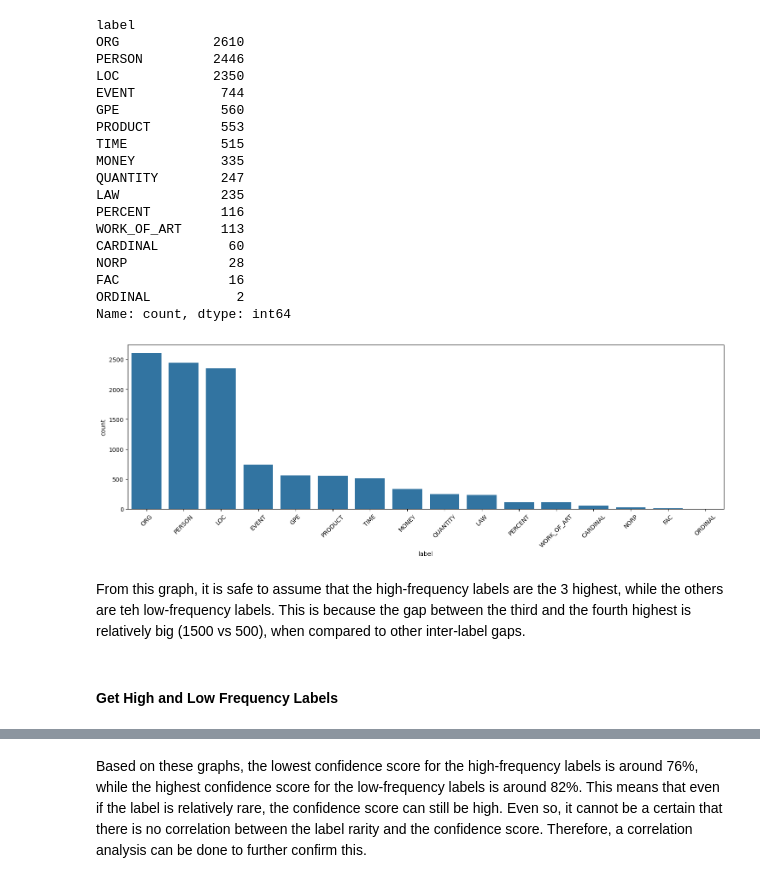
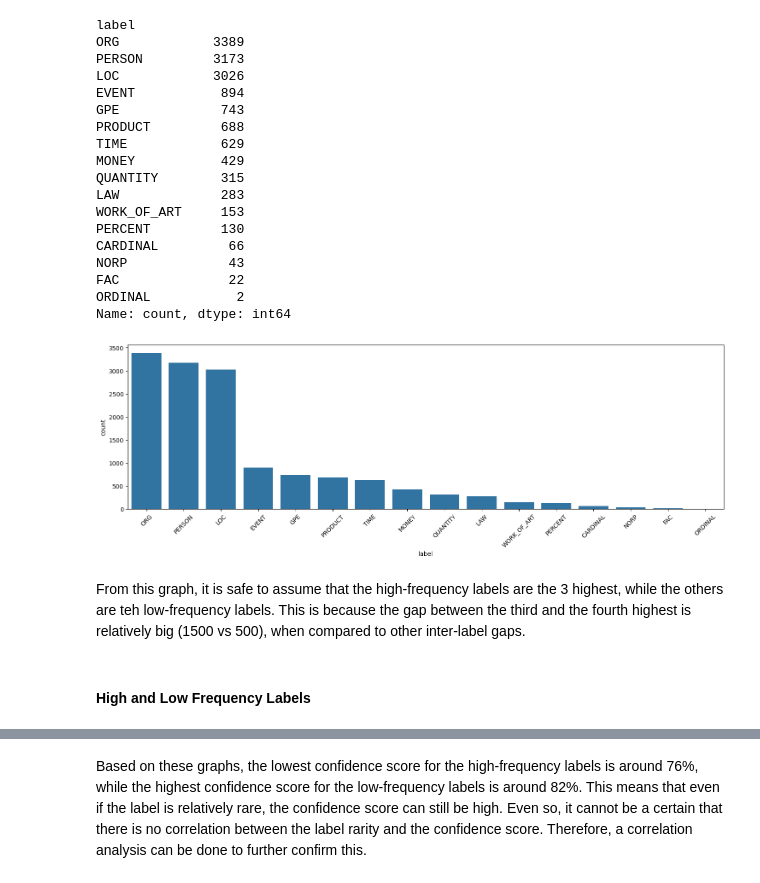
Before and after one commit to marifirfanibrahim/ner_news_malay, a Jupyter notebook: model_gliner/prediction_analysis.ipynb, the cells around one changed output, grey strips where cells are left out. Cells and saved outputs as stored; diff of their text form; code cells hidden in the pictures.

```diff
--- a/model_gliner/prediction_analysis.ipynb
+++ b/model_gliner/prediction_analysis.ipynb
@@ -94,39 +101,39 @@ dest.head()
 # %%
 # label distribution
-dest['label'].value_counts()
+df['label'].value_counts()
 # %% [output]
 label
-ORG            2610
-PERSON         2446
-LOC            2350
-EVENT           744
-GPE             560
-PRODUCT         553
-TIME            515
-MONEY           335
-QUANTITY        247
-LAW             235
-PERCENT         116
-WORK_OF_ART     113
-CARDINAL         60
-NORP             28
-FAC              16
+ORG            3389
+PERSON         3173
+LOC            3026
+EVENT           894
+GPE             743
+PRODUCT         688
+TIME            629
+MONEY           429
+QUANTITY        315
+LAW             283
+WORK_OF_ART     153
+PERCENT         130
+CARDINAL         66
+NORP             43
+FAC              22
 ORDINAL           2
 Name: count, dtype: int64
 # %%
 # visualize
-label_freq = dest['label'].value_counts().index
+label_freq = df['label'].value_counts().index
 
 plt.figure(figsize=(18,5))
-sns.countplot(x=dest['label'],data=dest, order=label_freq)
+sns.countplot(x=df['label'],data=df, order=label_freq)
 plt.xticks(rotation=45)
 plt.show()
 # %% [output]
-[figure, old version]
+[figure, new version]
 # %% [markdown]
 From this graph, it is safe to assume that the high-frequency labels are the 3 highest, while the others are teh low-frequency labels. This is because the gap between the third and the fourth highest is relatively big (1500 vs 500), when compared to other inter-label gaps.
 # %% [markdown]
-#### Get High and Low Frequency Labels
+#### High and Low Frequency Labels
 # %%
 # overview
 df.head()
```
Also changed, not shown: parts of 48 cells of this notebook, 3 other files.
